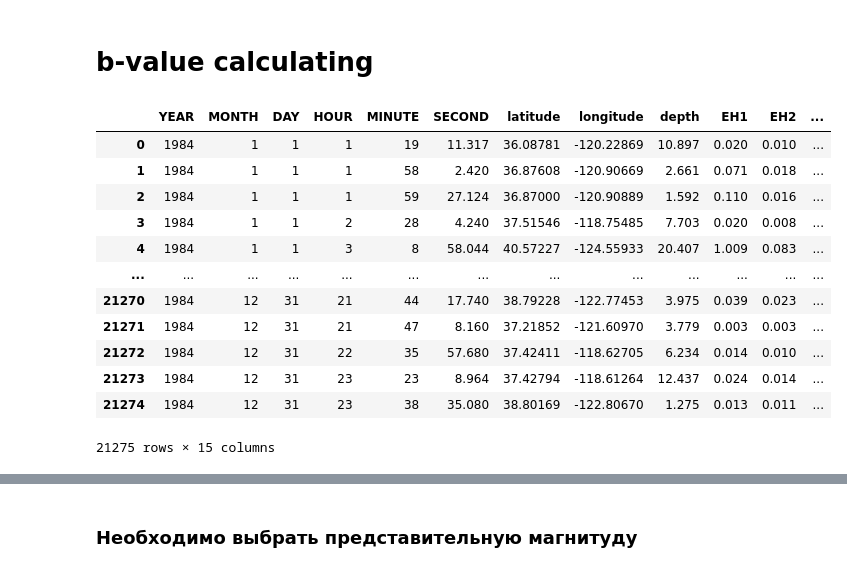
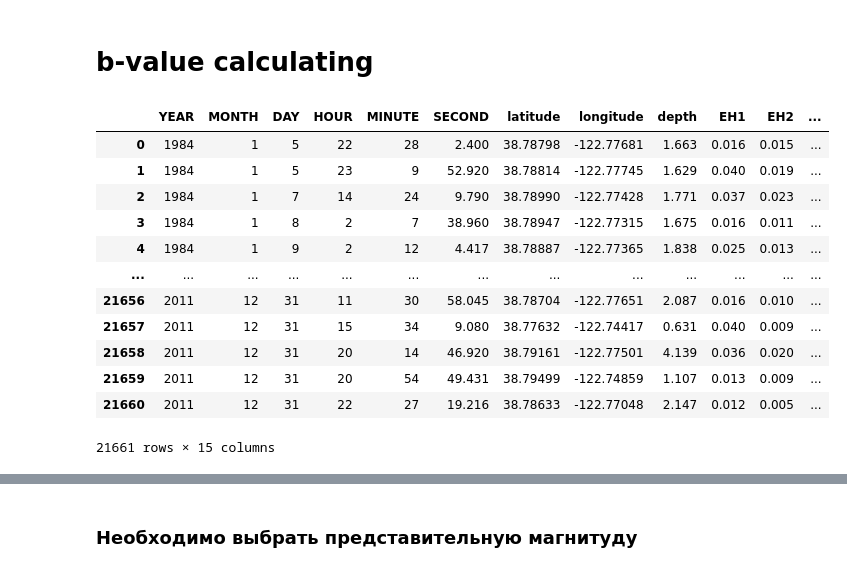
Before and after one commit to pavelmalyutin/Kamchatka_prod, a Jupyter notebook: DoublePrec.ipynb, the cells around one changed output, grey strips where cells are left out. Cells and saved outputs as stored; diff of their text form; code cells hidden in the pictures.

```diff
--- a/DoublePrec.ipynb
+++ b/DoublePrec.ipynb
@@ -14,29 +14,29 @@ from sklearn.linear_model import LinearRegression
 # %%
 '''чтение файла из директории проги
 и устранение выбросов значений магнитуды округлением до 1 знака пз.'''
 my_cat = pd.read_csv('./catalogues/DOUBLE_PREC_DD (2).csv', sep = ';')
-my_cat = my_cat.loc[my_cat.YEAR < 1985]
-#my_cat = my_cat.loc[my_cat.latitude > 38.7751667]
-#my_cat = my_cat.loc[my_cat.latitude < 38.8081667]
-#my_cat = my_cat.loc[my_cat.longitude > -122.778]
-#my_cat = my_cat.loc[my_cat.longitude < -122.733]
+#my_cat = my_cat.loc[my_cat.YEAR < 1986]
+my_cat = my_cat.loc[my_cat.latitude > 38.7751667]
+my_cat = my_cat.loc[my_cat.latitude < 38.8081667]
+my_cat = my_cat.loc[my_cat.longitude > -122.778]
+my_cat = my_cat.loc[my_cat.longitude < -122.733]
 my_cat = my_cat.reset_index(drop = True)
 my_cat.mag = round(my_cat.mag, 1)
 my_cat
 # %% [output]
 |  | YEAR | MONTH | DAY | HOUR | MINUTE | SECOND | latitude | longitude | depth | EH1 | EH2 | ... |
-| 0 | 1984 | 1 | 1 | 1 | 19 | 11.317 | 36.08781 | -120.22869 | 10.897 | 0.020 | 0.010 | ... |
-| 1 | 1984 | 1 | 1 | 1 | 58 | 2.420 | 36.87608 | -120.90669 | 2.661 | 0.071 | 0.018 | ... |
-| 2 | 1984 | 1 | 1 | 1 | 59 | 27.124 | 36.87000 | -120.90889 | 1.592 | 0.110 | 0.016 | ... |
-| 3 | 1984 | 1 | 1 | 2 | 28 | 4.240 | 37.51546 | -118.75485 | 7.703 | 0.020 | 0.008 | ... |
-| 4 | 1984 | 1 | 1 | 3 | 8 | 58.044 | 40.57227 | -124.55933 | 20.407 | 1.009 | 0.083 | ... |
+| 0 | 1984 | 1 | 5 | 22 | 28 | 2.400 | 38.78798 | -122.77681 | 1.663 | 0.016 | 0.015 | ... |
+| 1 | 1984 | 1 | 5 | 23 | 9 | 52.920 | 38.78814 | -122.77745 | 1.629 | 0.040 | 0.019 | ... |
+| 2 | 1984 | 1 | 7 | 14 | 24 | 9.790 | 38.78990 | -122.77428 | 1.771 | 0.037 | 0.023 | ... |
+| 3 | 1984 | 1 | 8 | 2 | 7 | 38.960 | 38.78947 | -122.77315 | 1.675 | 0.016 | 0.011 | ... |
+| 4 | 1984 | 1 | 9 | 2 | 12 | 4.417 | 38.78887 | -122.77365 | 1.838 | 0.025 | 0.013 | ... |
 | ... | ... | ... | ... | ... | ... | ... | ... | ... | ... | ... | ... | ... |
-| 21270 | 1984 | 12 | 31 | 21 | 44 | 17.740 | 38.79228 | -122.77453 | 3.975 | 0.039 | 0.023 | ... |
-| 21271 | 1984 | 12 | 31 | 21 | 47 | 8.160 | 37.21852 | -121.60970 | 3.779 | 0.003 | 0.003 | ... |
-| 21272 | 1984 | 12 | 31 | 22 | 35 | 57.680 | 37.42411 | -118.62705 | 6.234 | 0.014 | 0.010 | ... |
-| 21273 | 1984 | 12 | 31 | 23 | 23 | 8.964 | 37.42794 | -118.61264 | 12.437 | 0.024 | 0.014 | ... |
-| 21274 | 1984 | 12 | 31 | 23 | 38 | 35.080 | 38.80169 | -122.80670 | 1.275 | 0.013 | 0.011 | ... |
+| 21656 | 2011 | 12 | 31 | 11 | 30 | 58.045 | 38.78704 | -122.77651 | 2.087 | 0.016 | 0.010 | ... |
+| 21657 | 2011 | 12 | 31 | 15 | 34 | 9.080 | 38.77632 | -122.74417 | 0.631 | 0.040 | 0.009 | ... |
+| 21658 | 2011 | 12 | 31 | 20 | 14 | 46.920 | 38.79161 | -122.77501 | 4.139 | 0.036 | 0.020 | ... |
+| 21659 | 2011 | 12 | 31 | 20 | 54 | 49.431 | 38.79499 | -122.74859 | 1.107 | 0.013 | 0.009 | ... |
+| 21660 | 2011 | 12 | 31 | 22 | 27 | 19.216 | 38.78633 | -122.77048 | 2.147 | 0.012 | 0.005 | ... |
-21275 rows × 15 columns
+21661 rows × 15 columns
 # %%
 from pathlib import Path
 filepath = Path('./results/my_cat.csv')
```
Also changed, not shown: parts of 19 cells of this notebook, 8 other files.
